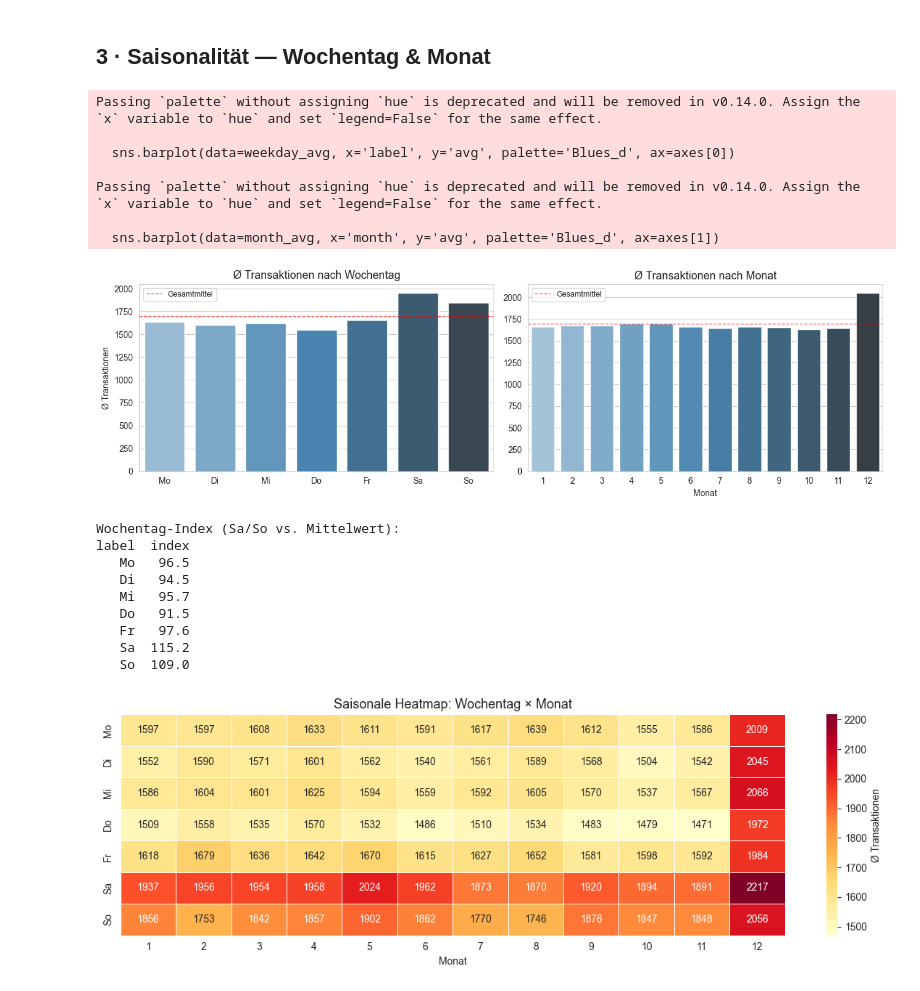
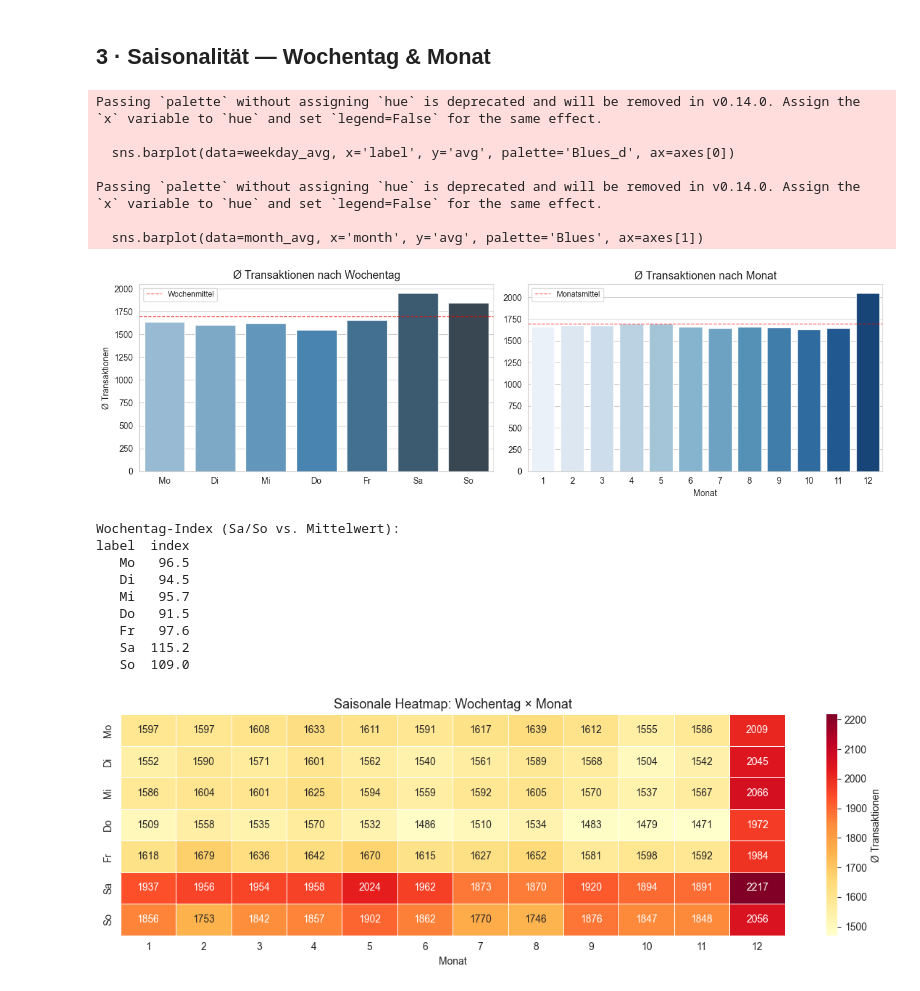
Before and after one commit to MadMax199/E-Commerce-Time-Series-Forecasting, a Jupyter notebook: 04_notebooks/02_eda.ipynb, the cells around one changed output. Drawn from its saved outputs; the diff is of its cells as text; code cells hidden in the pictures.

```diff
--- a/04_notebooks/02_eda.ipynb
+++ b/04_notebooks/02_eda.ipynb
@@ -170,39 +134,39 @@ month_avg = (
 )
 
 fig, axes = plt.subplots(1, 2, figsize=(13, 4))
 
-sns.barplot(data=weekday_avg, x='label', y='avg', palette='Blues_d', ax=axes[0])
+sns.barplot(data=weekday_avg, x='label', y='avg', palette='Blues', ax=axes[0])
 axes[0].set_title('Ø Transaktionen nach Wochentag', fontsize=13)
 axes[0].set_xlabel('')
 axes[0].set_ylabel('Ø Transaktionen')
 axes[0].axhline(weekday_avg['avg'].mean(), color='red', linestyle='--',
-                linewidth=1, alpha=0.7, label='Gesamtmittel')
+                linewidth=1, alpha=0.7, label='Wochenmittel')
 axes[0].legend(fontsize=9)
 
-sns.barplot(data=month_avg, x='month', y='avg', palette='Blues_d', ax=axes[1])
+sns.barplot(data=month_avg, x='month', y='avg', palette='Blues', ax=axes[1])
 axes[1].set_title('Ø Transaktionen nach Monat', fontsize=13)
 axes[1].set_xlabel('Monat')
 axes[1].set_ylabel('')
 axes[1].axhline(month_avg['avg'].mean(), color='red', linestyle='--',
-                linewidth=1, alpha=0.7, label='Gesamtmittel')
+                linewidth=1, alpha=0.7, label='Monatsmittel')
 axes[1].legend(fontsize=9)
 
 plt.tight_layout()
 plt.show()
 
 print('Wochentag-Index (Sa/So vs. Mittelwert):')
 mean_val = weekday_avg['avg'].mean()
 weekday_avg['index'] = (weekday_avg['avg'] / mean_val * 100).round(1)
 print(weekday_avg[['label', 'index']].to_string(index=False))
 # %% [output]
 Passing `palette` without assigning `hue` is deprecated and will be removed in v0.14.0. Assign the `x` variable to `hue` and set `legend=False` for the same effect.
 
   sns.barplot(data=weekday_avg, x='label', y='avg', palette='Blues_d', ax=axes[0])
 
 Passing `palette` without assigning `hue` is deprecated and will be removed in v0.14.0. Assign the `x` variable to `hue` and set `legend=False` for the same effect.
 
-  sns.barplot(data=month_avg, x='month', y='avg', palette='Blues_d', ax=axes[1])
+  sns.barplot(data=month_avg, x='month', y='avg', palette='Blues', ax=axes[1])
-[figure, old version]
+[figure, new version]
 Wochentag-Index (Sa/So vs. Mittelwert):
 label  index
    Mo   96.5
```
Also changed, not shown: parts of 9 cells of this notebook.
